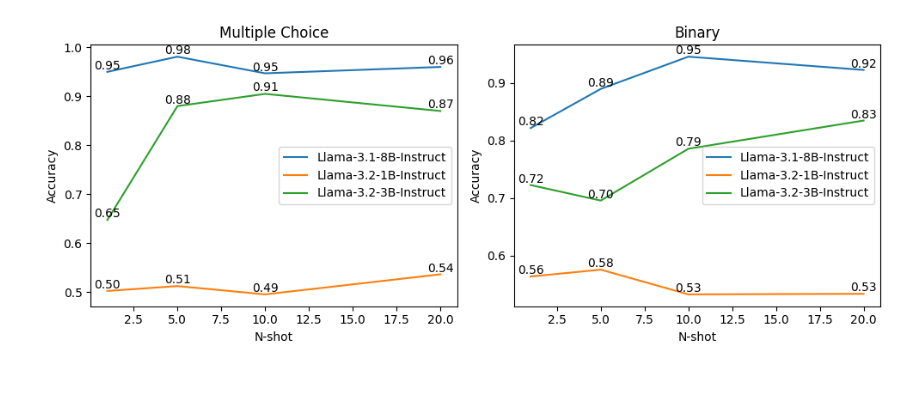
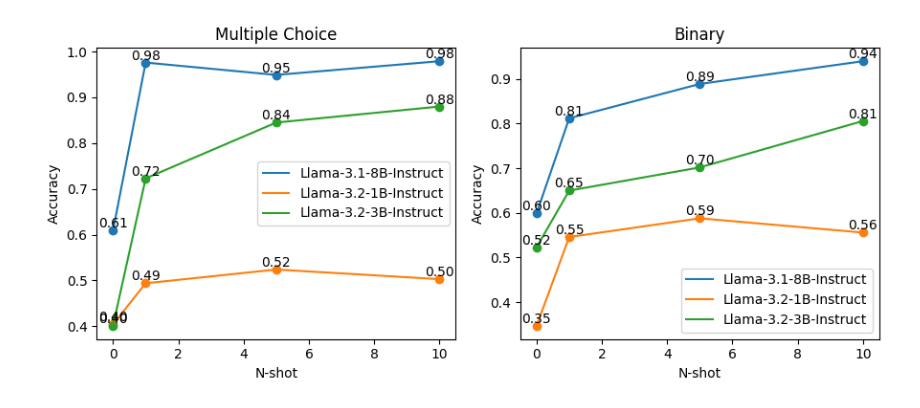
Before and after one commit to cpratim/LLM-Grammar-Embeddings, a Jupyter notebook: src/blimp_results.ipynb, the cells around one changed output. Saved outputs shown, nothing was run; the diff lists cells and outputs as text; code cells hidden in the pictures; blank space fills up the shorter version.

```diff
--- a/src/blimp_results.ipynb
+++ b/src/blimp_results.ipynb
@@ -20,9 +20,9 @@ data_dir = '../data/blimp-output'
 
 def load_blimp_results(model_name, grammar_type, n_shots, multiple_choice=True):
     if multiple_choice:
-        file_path = f'{data_dir}/{model_name}/{grammar_type}_multiple_choice_{n_shots}_shot_dataset.json'
+        file_path = f'{data_dir}/{model_name}/{grammar_type}/multiple_choice_{n_shots}_shot_dataset.json'
     else:
-        file_path = f'{data_dir}/{model_name}/{grammar_type}_binary_{n_shots}_shot_dataset.json'
+        file_path = f'{data_dir}/{model_name}/{grammar_type}/binary_{n_shots}_shot_dataset.json'
 
     with open(file_path, 'r') as f:
         data = json.load(f)
@@ -50,9 +50,12 @@ def load_all_blimp_results(grammar_type, n_shots, multiple_choice=True):
 
     return results
 # %%
-def plot_blimp_results(multiple_choice_results, binary_results):
+def plot_blimp_results(grammar_type, n_shots):
 
-    _, axs = plt.subplots(1, 2, figsize=(10, 4))
+    multiple_choice_results = load_all_blimp_results(grammar_type, n_shots, True)
+    binary_results = load_all_blimp_results(grammar_type, n_shots, False)
+
+    _, axs = plt.subplots(1, 2, figsize=(9, 4))
 
     n_shots = list(multiple_choice_results.keys())
     datasets = [multiple_choice_results, binary_results]
@@ -65,10 +68,12 @@ def plot_blimp_results(multiple_choice_results, binary_results):
                     model_data[model] = []
                 model_data[model].append(datasets[i][n_shot][model])
 
-        for model in model_data.keys():
-            axs[i].plot(n_shots, model_data[model], label=model)
-            for j, n_shot in enumerate(n_shots):
-                axs[i].text(n_shot, model_data[model][j], f'{model_data[model][j]:.2f}', ha='center', va='bottom')
+        colors = plt.cm.tab10.colors
+        for j, model in enumerate(model_data.keys()):
+            axs[i].plot(n_shots, model_data[model], label=model, color=colors[j])
+            for k, n_shot in enumerate(n_shots):
+                axs[i].scatter(n_shot, model_data[model][k], marker='o', color=colors[j])
+                axs[i].text(n_shot, model_data[model][k], f'{model_data[model][k]:.2f}', ha='center', va='bottom')
         if i == 0:
             axs[i].set_title('Multiple Choice')
         else:
@@ -115,4 +86,4 @@ pprint(binary_results)
-# %%
-plot_blimp_results(multiple_choice_results, binary_results)
-# %% [output]
-[figure, removed]
+# %%
+plot_blimp_results('anaphor_number_agreement', [0, 1, 5, 10])
+# %% [output]
+[figure, added]
```
Also changed, not shown: parts of 5 cells of this notebook, 15 other files.
